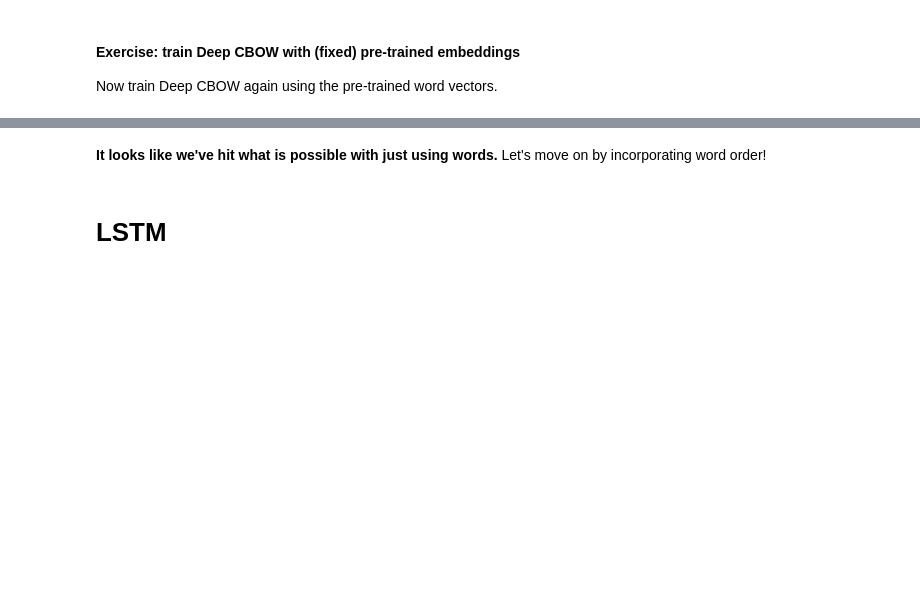
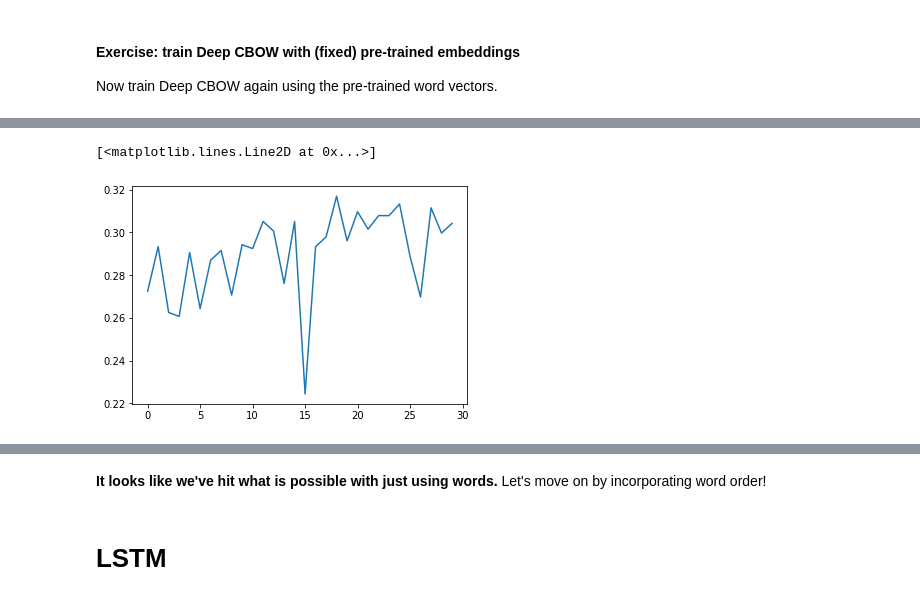
Before and after one commit to thesofakillers/nlp1-labs, a Jupyter notebook: practical2/practical2.ipynb, the cells around one changed output, grey strips where cells are left out. Drawn from its saved outputs; the diff is of its cells as text; code cells hidden in the pictures; blank space fills up the shorter version.

```diff
--- a/practical2/practical2.ipynb
+++ b/practical2/practical2.ipynb
@@ -957,0 +1077,22 @@ Remember to add new embeddings for the `<unk>` and `<pad>` tokens, as they're no
+# %%
+# read the file
+with open("glove.840B.300d.sst.txt") as f:
+  lines = f.readlines()
+# %%
+# YOUR CODE HERE
+glove_v = Vocabulary()
+
+# +2 to account for unk and pad
+vectors = np.zeros((len(lines)+2, 300), dtype=np.float64)
+# set unk vector randomly
+vectors[0] = np.random.normal(0, 1, 300)
+# we set pad token to be 0-valued
+
+for i, line in enumerate(lines):
+  split = line.split(" ")
+  glove_v.add_token(split[0])
+  # we skip the first two elements as these are reserved to unk and pad
+  vectors[i+2] = split[1:]
+
+glove_v.build()
+print("Vocabulary size:", len(glove_v.w2i))
@@ -978,7 +1134,7 @@ class PTDeepCBOW(DeepCBOW):
 # %%
 # Create a Deep CBOW model with pre-trained embeddings
 # YOUR CODE HERE
-# pt_deep_cbow_model = ..
+pt_deep_cbow_model = PTDeepCBOW(len(glove_v.w2i), 300, 100, len(t2i), vocab=glove_v)
 
 # copy pre-trained word vectors into embeddings table
 pt_deep_cbow_model.embed.weight.data.copy_(torch.from_numpy(vectors))
@@ -990,4 +1146,7 @@ pt_deep_cbow_model.embed.weight.requires_grad = False
 pt_deep_cbow_model = pt_deep_cbow_model.to(device)
 
 # train the model
-# YOUR CODE HERE
+optimizer = optim.Adam(pt_deep_cbow_model.parameters(), lr=0.0005)
+ptdcbow_losses, ptdcbow_accuracies = train_model(
+    pt_deep_cbow_model, optimizer, num_iterations=30000,
+    print_every=1000, eval_every=1000)
@@ -994,4 +1171,8 @@ pt_deep_cbow_model = pt_deep_cbow_model.to(device)
 # %%
 # plot dev accuracies
+plt.plot(ptdcbow_accuracies)
+# %% [output]
+[<matplotlib.lines.Line2D at 0x...>]
+[figure, added]
 # %%
 # plot train loss
```
Also changed, not shown: parts of 35 cells of this notebook.
